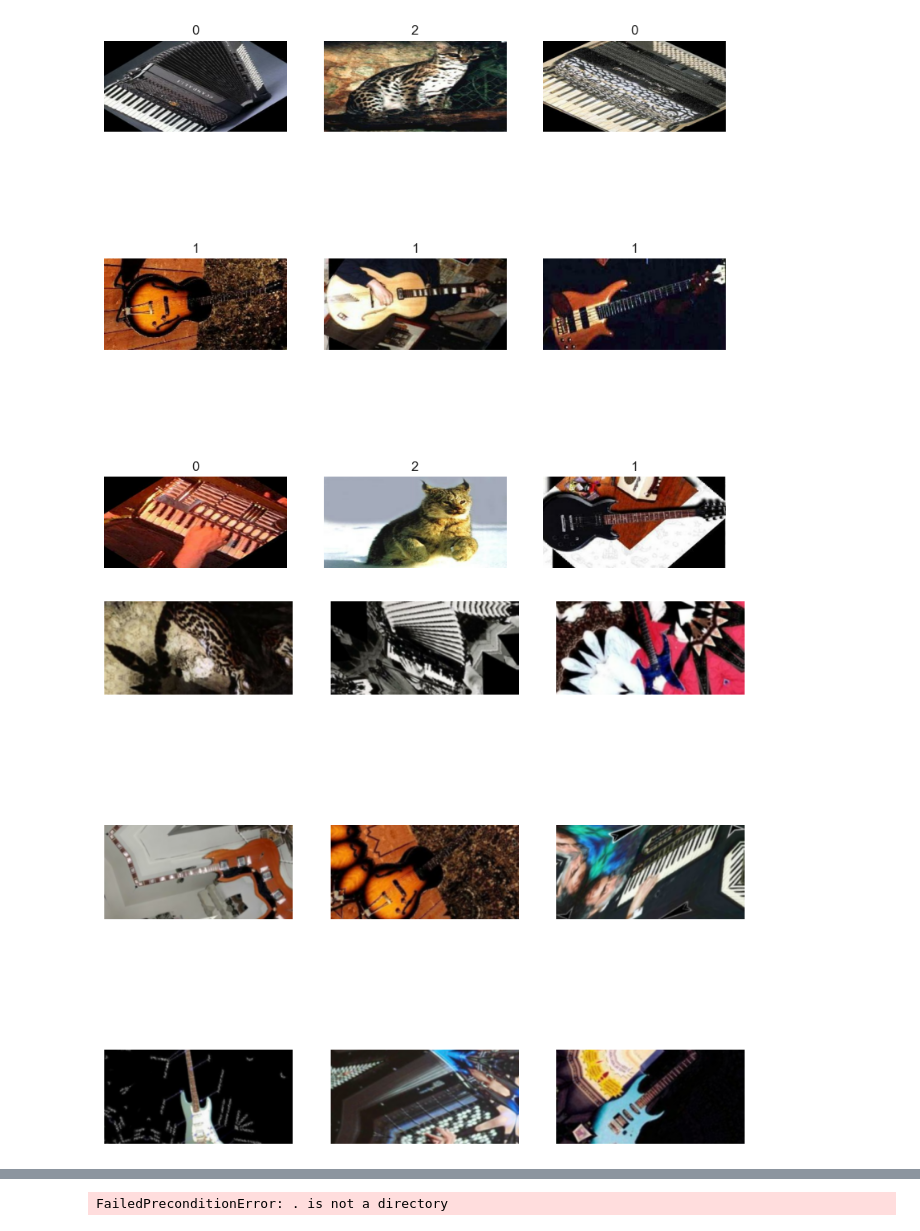
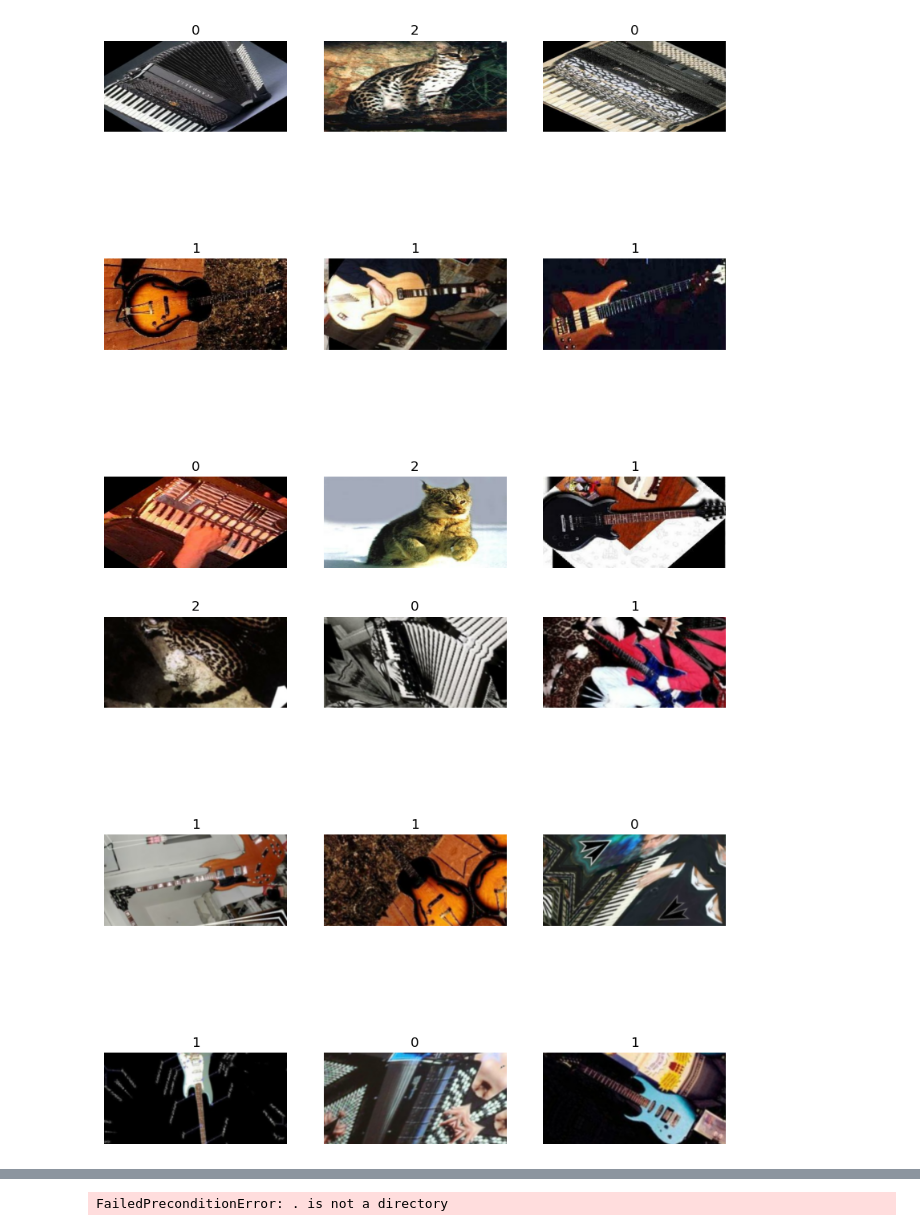
Before and after one commit to Otocolobus-manules/Mashine-Learning_3_semestr, a Jupyter notebook: Работа 8/lab8_Abramov.ipynb, the cells around one changed output, grey strips where cells are left out. Drawn from its saved outputs; the diff is of its cells as text; code cells hidden in the pictures.

```diff
--- a/Работа 8/lab8_Abramov.ipynb
+++ b/Работа 8/lab8_Abramov.ipynb
@@ -49,10 +45,11 @@ for i in range(3):
     )
 # %%
 plt.figure(figsize=(10, 10))
-for images, _ in train_ds_1.take(4):
+for images, labels in train_ds_1.take(4):
     for i in range(9):
         augmented_images = data_augmentation(images)
         ax = plt.subplot(3, 3, int(i + 1))
         plt.imshow(augmented_images[i].numpy().astype("uint8"))
+        plt.title(int(labels[i]))
         plt.axis("off")
 # %% [output]
@@ -175,14 +168,15 @@ for i in range(4):
     )
 # %%
 plt.figure(figsize=(10, 10))
-for images, _ in train_ds_2.take(4):
+for images, labels in train_ds_2.take(4):
     for i in range(9):
         augmented_images = data_augmentation(images)
         ax = plt.subplot(3, 3, int(i + 1))
         plt.imshow(augmented_images[i].numpy().astype("uint8"))
+        plt.title(int(labels[i]))
         plt.axis("off")
 # %% [output]
-[figure, old version]
+[figure, new version]
 # %%
 inputs = keras.Input(shape=(200, 400, 3))
 x = keras.layers.Rescaling(1.0 / 255)(inputs)
```
Also changed, not shown: parts of 13 cells of this notebook.
